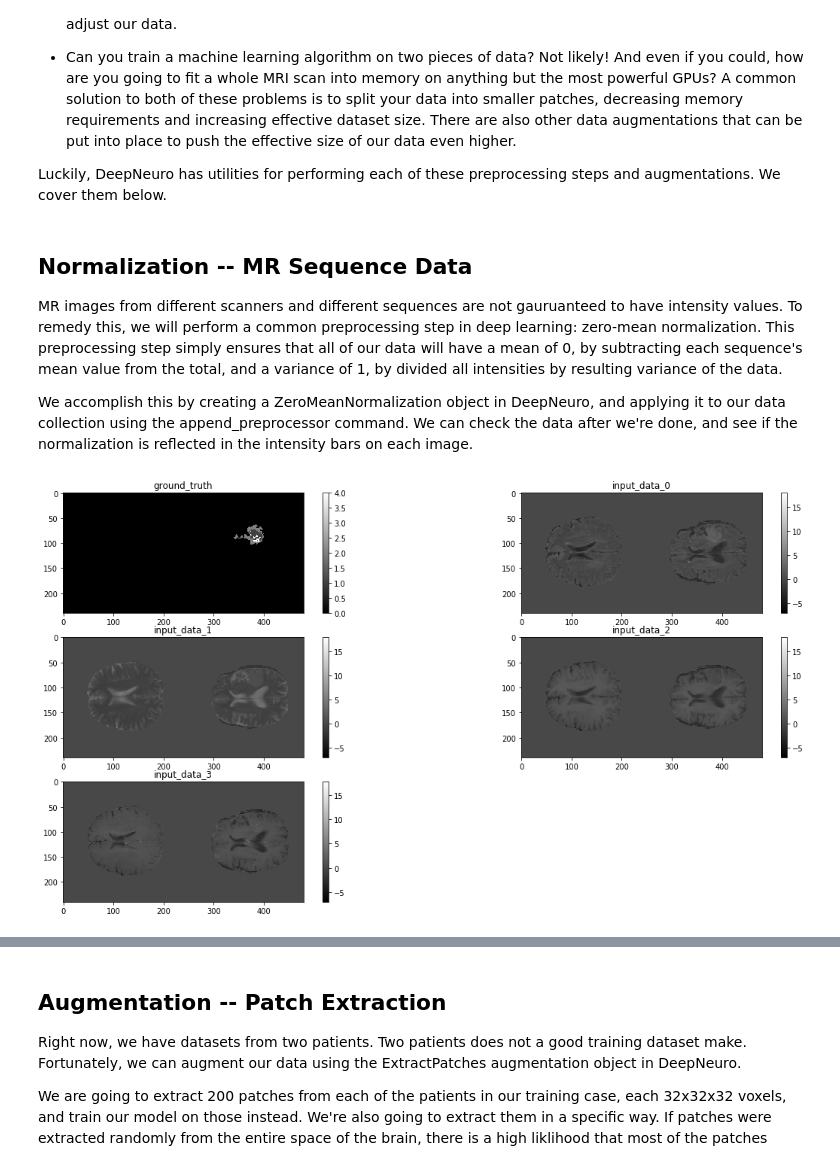
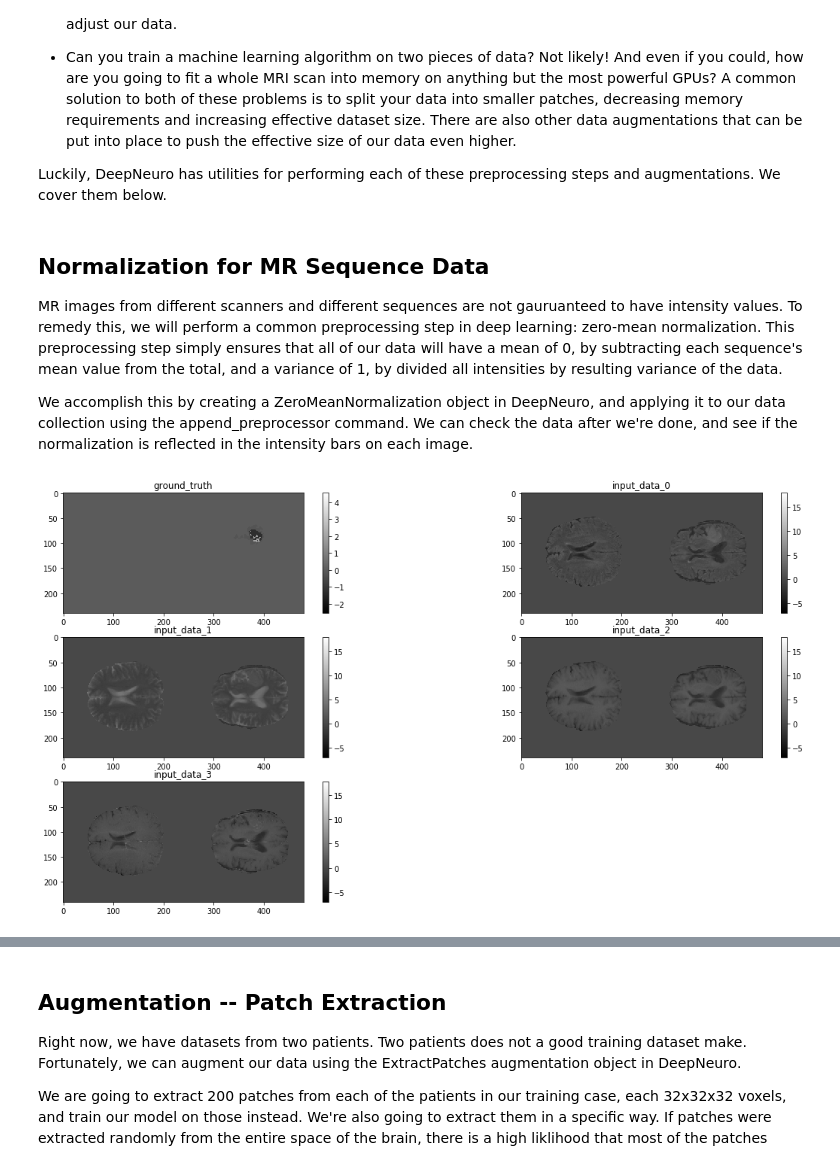
Before and after one commit to QTIM-Lab/DeepNeuro, a Jupyter notebook: notebooks/Preprocess_and_Augment.ipynb, the cells around one changed output, grey strips where cells are left out. Drawn from its saved outputs; the diff is of its cells as text; code cells hidden in the pictures.

```diff
--- a/notebooks/Preprocess_and_Augment.ipynb
+++ b/notebooks/Preprocess_and_Augment.ipynb
@@ -59,7 +51,7 @@ training_data_sources = {
                  'ground_truth': ['*GlistrBoost_ManuallyCorrected.nii.gz']}},
 }
 
-training_data = DataCollection(data_sources=training_data_sources, verbose=True)
+training_data = DataCollection(data_sources=training_data_sources, verbose=True, slice_index=60)
 # %% [output]
 ('Gathering image data from...', {'./Sample_Data/GBM_NIFTI/TRAINING': {'ground_truth': ['*GlistrBoost_ManuallyCorrected.nii.gz'], 'input_data': ['*_flair.nii.gz*', '*_t2.nii.gz*', '*_t1.nii.gz', '*_t1 ...
 ('Found', 2, 'cases..')
@@ -88,7 +80,7 @@ So, we have our data available via a DataCollection. Can we start deep learning
 
 Luckily, DeepNeuro has utilities for performing each of these preprocessing steps and augmentations. We cover them below.
 # %% [markdown]
-## Normalization -- MR Sequence Data
+## Normalization for MR Sequence Data
 
 MR images from different scanners and different sequences are not gauruanteed to have intensity values. To remedy this, we will perform a common preprocessing step in deep learning: zero-mean normalization. This preprocessing step simply ensures that all of our data will have a mean of 0, by subtracting each sequence's mean value from the total, and a variance of 1, by divided all intensities by resulting variance of the data.
 
@@ -96,13 +88,11 @@ We accomplish this by creating a ZeroMeanNormalization object in DeepNeuro, and
 # %%
 from deepneuro.preprocessing.signal import ZeroMeanNormalization
 
-normalization_preprocessor = ZeroMeanNormalization(data_groups=['input_data'],
-                                                   normalize_by_channel=True,
-                                                   mask_zeros=True,
-                                                   verbose=False)
+normalization_preprocessor = ZeroMeanNormalization(normalize_by_channel=True,
+                                                   mask_zeros=True)
 training_data.append_preprocessor(normalization_preprocessor)
 
-figure = check_data(data_collection=training_data, viz_rows=1, batch_size=2, viz_mode_3d='2d_slice', slice_index=85)
+figure = check_data(data_collection=training_data, viz_rows=1, batch_size=2, slice_index=85)
 # %% [output]
-[figure, old version]
+[figure, new version]
 # %% [markdown]
```
Also changed, not shown: parts of 7 cells of this notebook, 43 other files.
